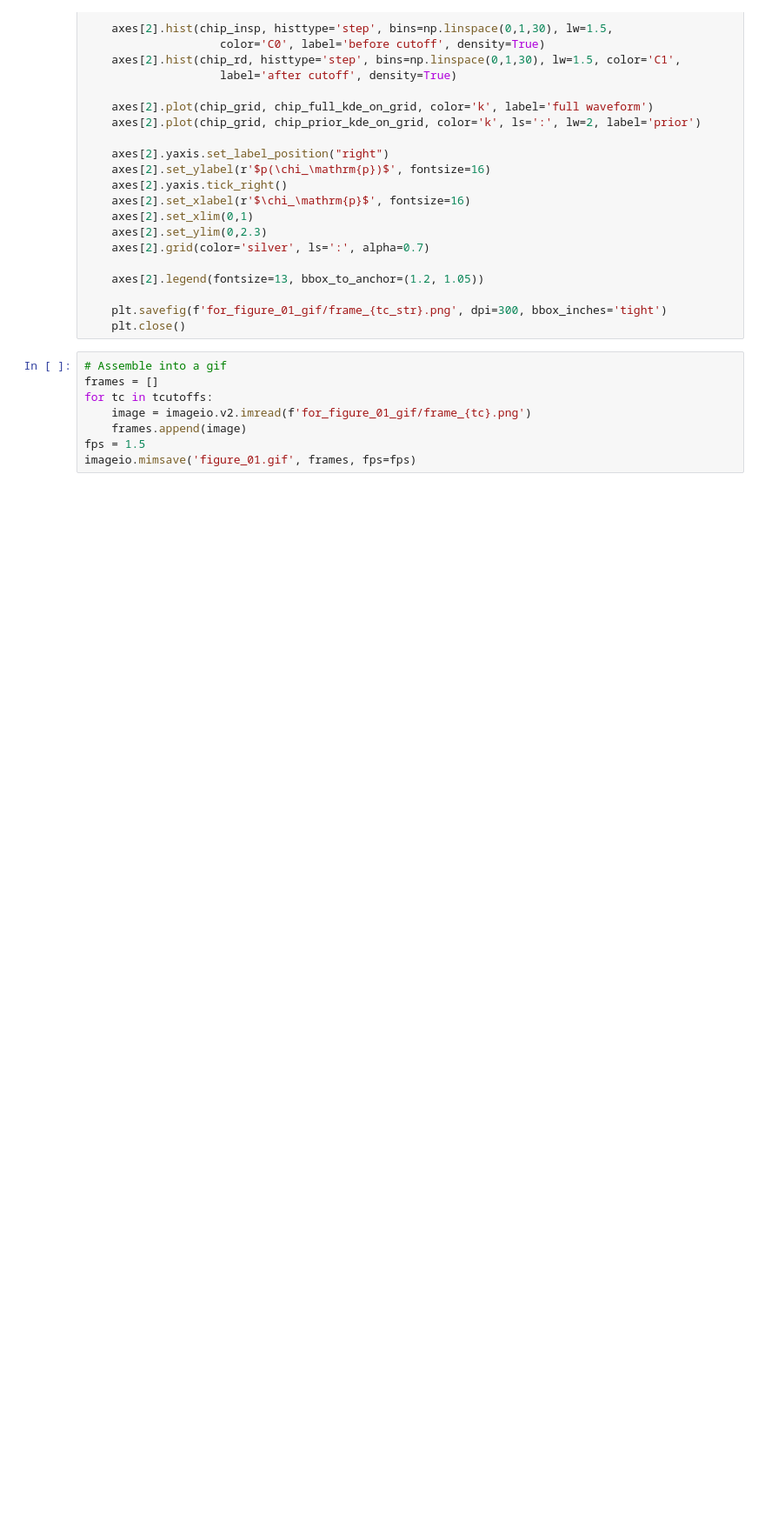
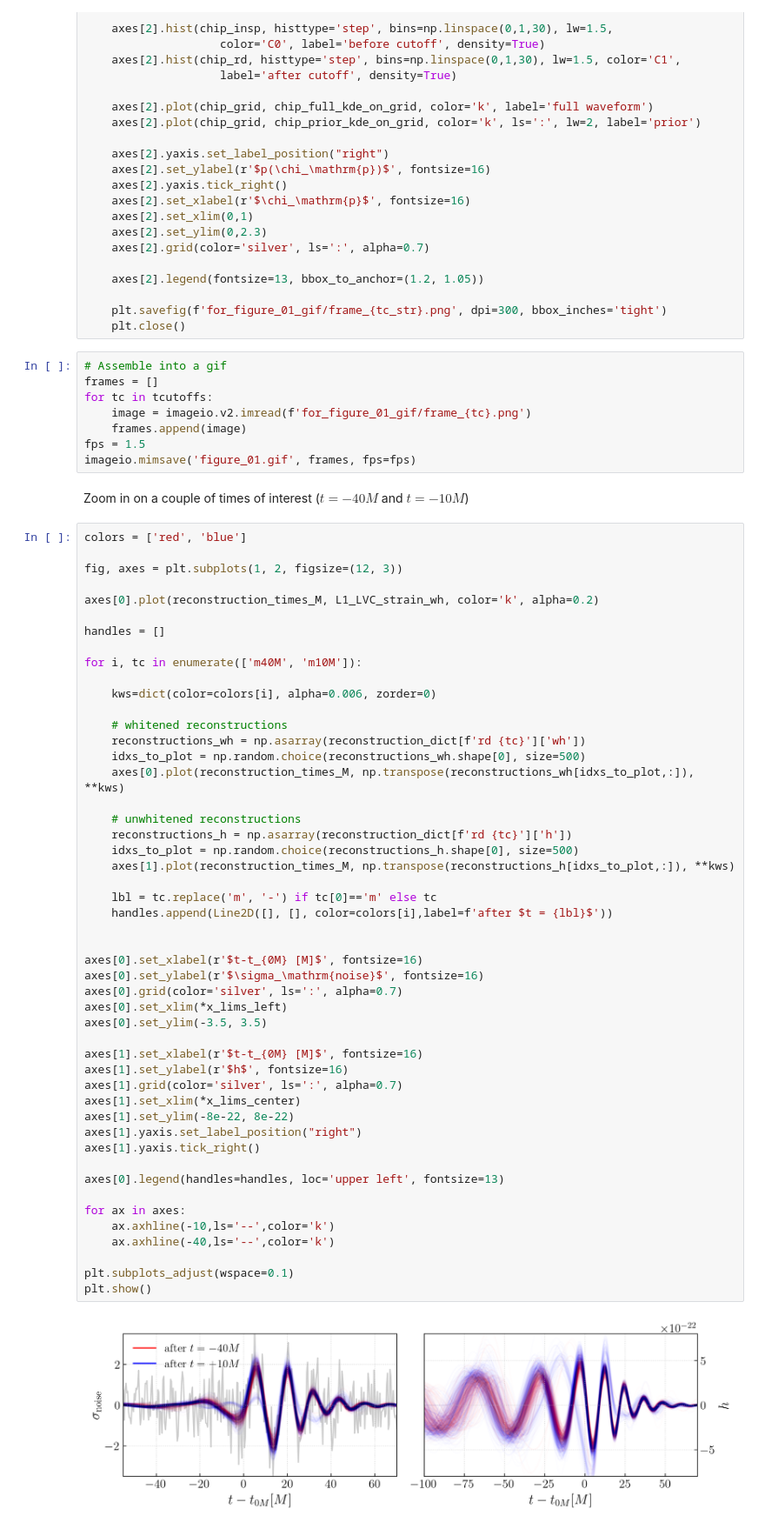
Before and after one commit to simonajmiller/gw190521-timedomain-release, a Jupyter notebook: figures/figure_01.ipynb, the cells around one changed output. Shown at 87% size. Cells and saved outputs as stored; diff of their text form; blank space fills up the shorter version.

```diff
--- a/figures/figure_01.ipynb
+++ b/figures/figure_01.ipynb
@@ -368,3 +372,56 @@ for tc in tcutoffs:
     frames.append(image)
 fps = 1.5
 imageio.mimsave('figure_01.gif', frames, fps=fps)
+# %% [markdown]
+Zoom in on a couple of times of interest ($t=-40M$ and $t=-10M$)
+# %%
+colors = ['red', 'blue']
+
+fig, axes = plt.subplots(1, 2, figsize=(12, 3))
+
+axes[0].plot(reconstruction_times_M, L1_LVC_strain_wh, color='k', alpha=0.2)
+
+handles = []
+
+for i, tc in enumerate(['m40M', 'm10M']):
+
+    kws=dict(color=colors[i], alpha=0.006, zorder=0)
+
+    # whitened reconstructions
+    reconstructions_wh = np.asarray(reconstruction_dict[f'rd {tc}']['wh'])
+    idxs_to_plot = np.random.choice(reconstructions_wh.shape[0], size=500)
+    axes[0].plot(reconstruction_times_M, np.transpose(reconstructions_wh[idxs_to_plot,:]), **kws)
+
+    # unwhitened reconstructions
+    reconstructions_h = np.asarray(reconstruction_dict[f'rd {tc}']['h'])
+    idxs_to_plot = np.random.choice(reconstructions_h.shape[0], size=500)
+    axes[1].plot(reconstruction_times_M, np.transpose(reconstructions_h[idxs_to_plot,:]), **kws)
+
+    lbl = tc.replace('m', '-') if tc[0]=='m' else tc
+    handles.append(Line2D([], [], color=colors[i],label=f'after $t = {lbl}$'))
+
+
+axes[0].set_xlabel(r'$t-t_{0M} [M]$', fontsize=16)
+axes[0].set_ylabel(r'$\sigma_\mathrm{noise}$', fontsize=16)
+axes[0].grid(color='silver', ls=':', alpha=0.7)
+axes[0].set_xlim(*x_lims_left)
+axes[0].set_ylim(-3.5, 3.5)
+
+axes[1].set_xlabel(r'$t-t_{0M} [M]$', fontsize=16)
+axes[1].set_ylabel(r'$h$', fontsize=16)
+axes[1].grid(color='silver', ls=':', alpha=0.7)
+axes[1].set_xlim(*x_lims_center)
+axes[1].set_ylim(-8e-22, 8e-22)
+axes[1].yaxis.set_label_position("right")
+axes[1].yaxis.tick_right()
+
+axes[0].legend(handles=handles, loc='upper left', fontsize=13)
+
+for ax in axes:
+    ax.axhline(-10,ls='--',color='k')
+    ax.axhline(-40,ls='--',color='k')
+
+plt.subplots_adjust(wspace=0.1)
+plt.show()
+# %% [output]
+[figure, added]
```
Also changed, not shown: parts of 3 cells of this notebook, 7 other files.
